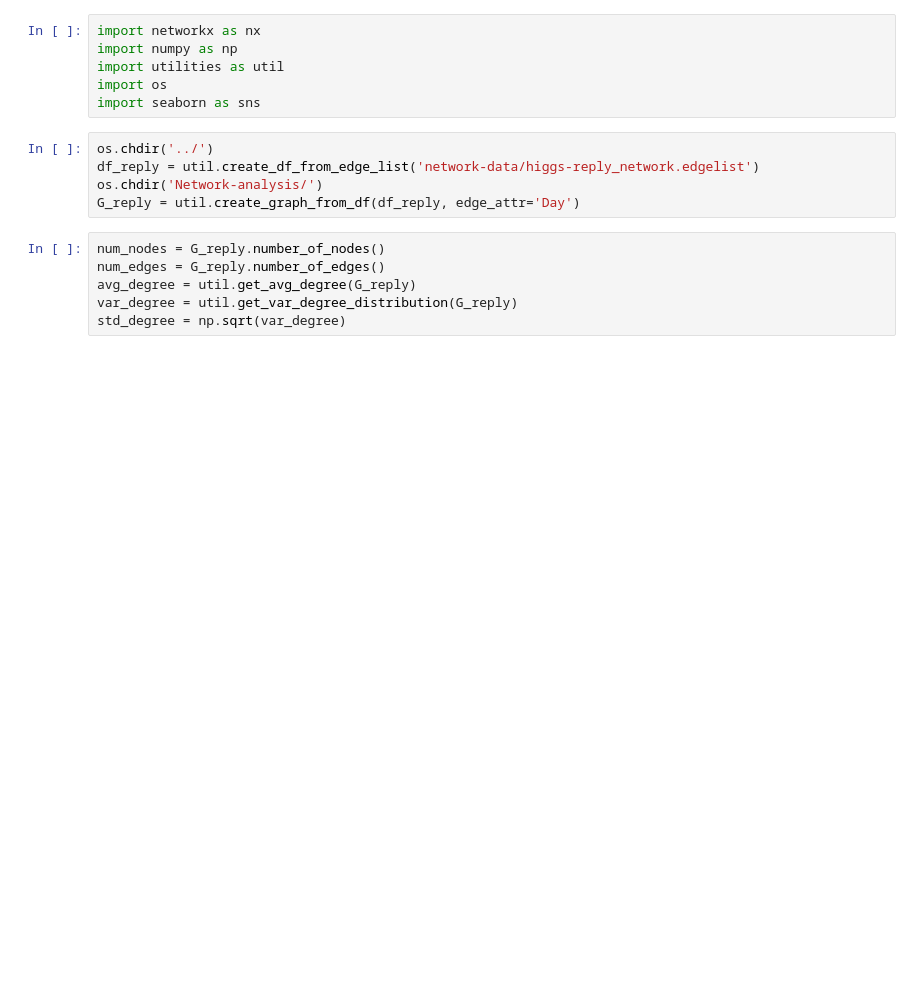
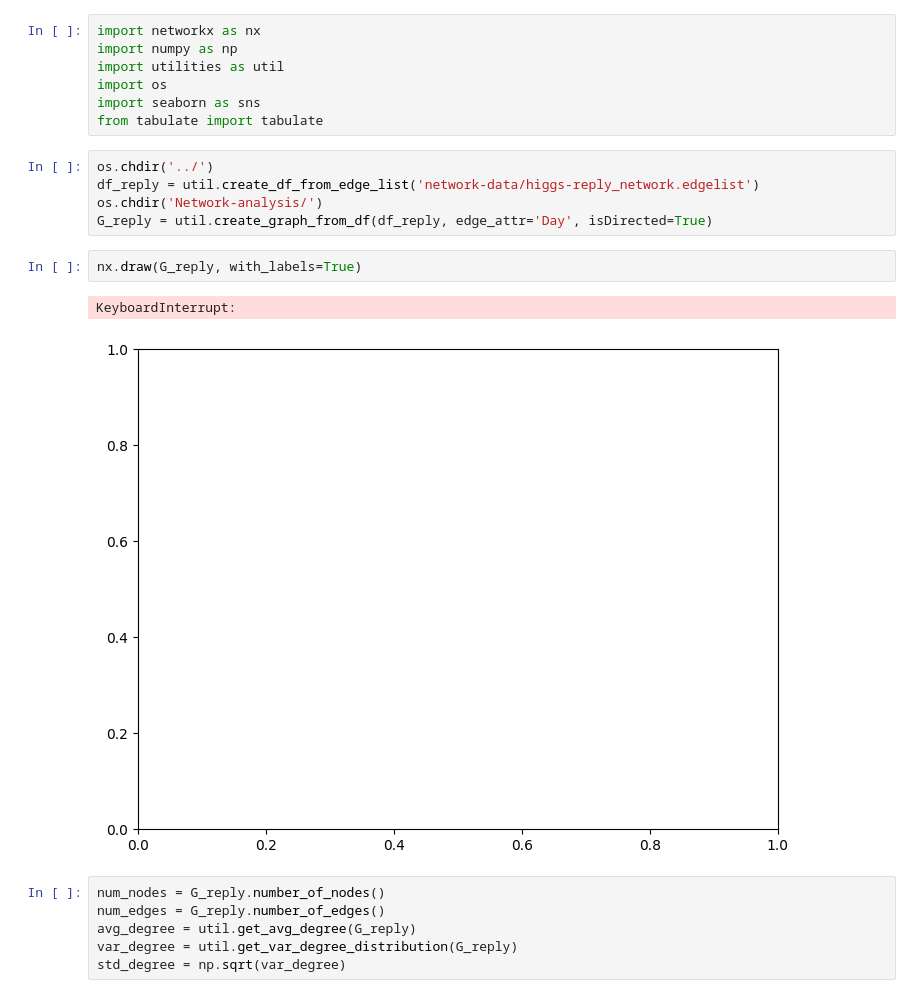
Before and after one commit to francescoopiccoli/higgs-twitter-network-science, a Jupyter notebook: Network-analysis/reply_nw.ipynb, the cells around one changed output. Drawn from its saved outputs; the diff is of its cells as text; blank space fills up the shorter version.

```diff
--- a/Network-analysis/reply_nw.ipynb
+++ b/Network-analysis/reply_nw.ipynb
@@ -4,11 +4,17 @@ import numpy as np
 import utilities as util
 import os
 import seaborn as sns
+from tabulate import tabulate
 # %%
 os.chdir('../')
 df_reply = util.create_df_from_edge_list('network-data/higgs-reply_network.edgelist')
 os.chdir('Network-analysis/')
-G_reply = util.create_graph_from_df(df_reply, edge_attr='Day')
+G_reply = util.create_graph_from_df(df_reply, edge_attr='Day', isDirected=True)
+# %%
+nx.draw(G_reply, with_labels=True)
+# %% [output]
+KeyboardInterrupt:
+[figure, added]
 # %%
 num_nodes = G_reply.number_of_nodes()
 num_edges = G_reply.number_of_edges()
```
Also changed, not shown: parts of 4 cells of this notebook, 3 other files.
